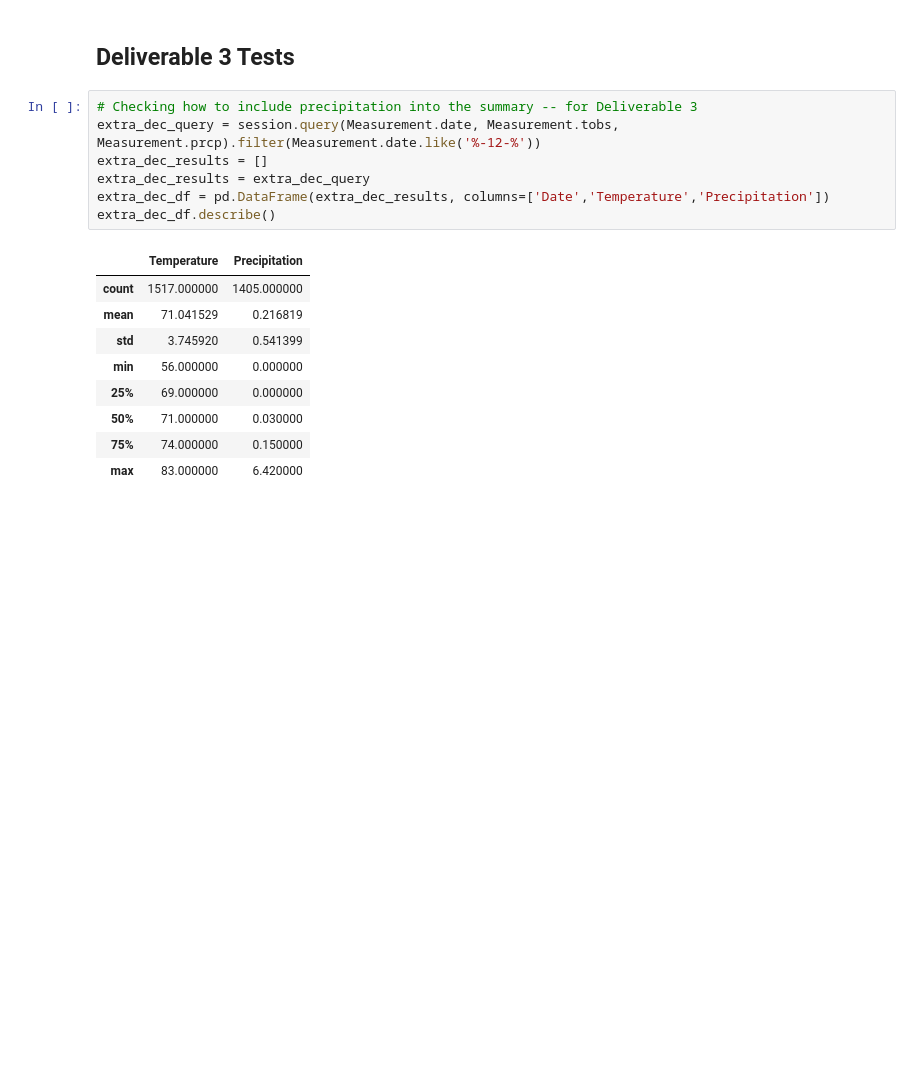
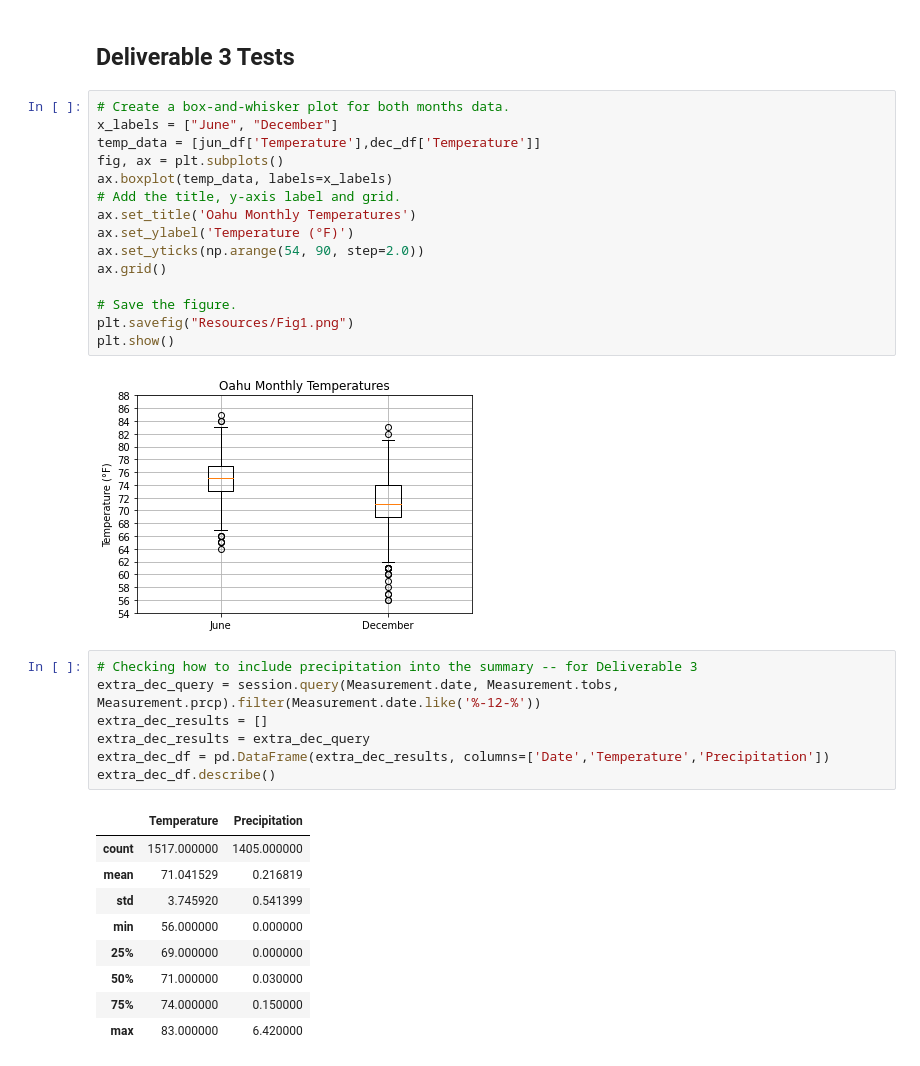
Before and after one commit to ian-zukowski/Surfs_Up, a Jupyter notebook: SurfsUp_Challenge.ipynb, the cells around one changed output. Saved outputs shown, nothing was run; the diff lists cells and outputs as text; blank space fills up the shorter version.

```diff
--- a/SurfsUp_Challenge.ipynb
+++ b/SurfsUp_Challenge.ipynb
@@ -118,5 +145,22 @@ dec_df.describe()
 # %% [markdown]
 ## Deliverable 3 Tests
+# %%
+# Create a box-and-whisker plot for both months data.
+x_labels = ["June", "December"]
+temp_data = [jun_df['Temperature'],dec_df['Temperature']]
+fig, ax = plt.subplots()
+ax.boxplot(temp_data, labels=x_labels)
+# Add the title, y-axis label and grid.
+ax.set_title('Oahu Monthly Temperatures')
+ax.set_ylabel('Temperature (°F)')
+ax.set_yticks(np.arange(54, 90, step=2.0))
+ax.grid()
+
+# Save the figure.
+plt.savefig("Resources/Fig1.png")
+plt.show()
+# %% [output]
+[figure, added]
 # %%
 # Checking how to include precipitation into the summary -- for Deliverable 3
 extra_dec_query = session.query(Measurement.date, Measurement.tobs, Measurement.prcp).filter(Measurement.date.like('%-12-%'))
```
Also changed, not shown: parts of 4 cells of this notebook, 6 other files.
